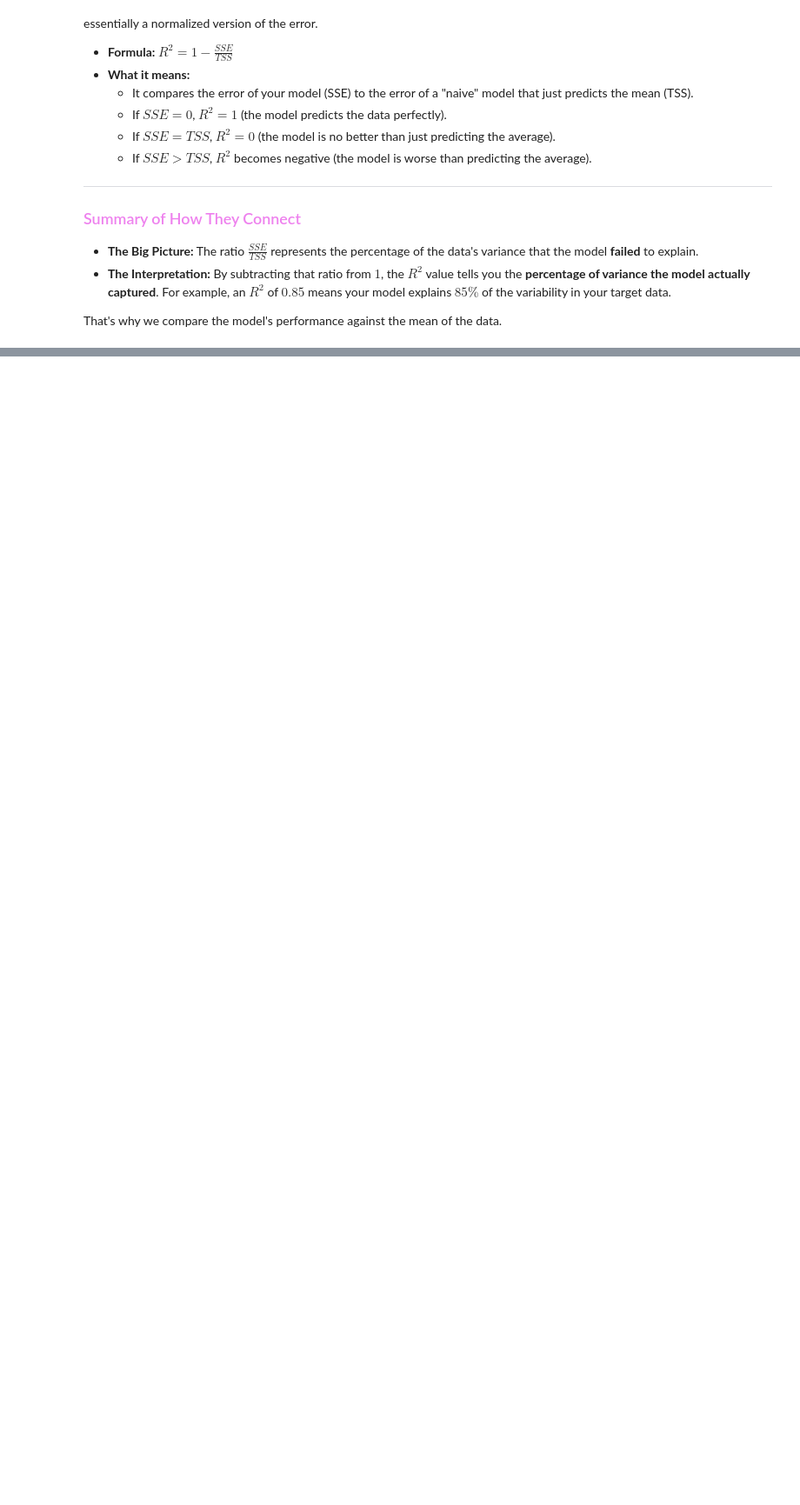
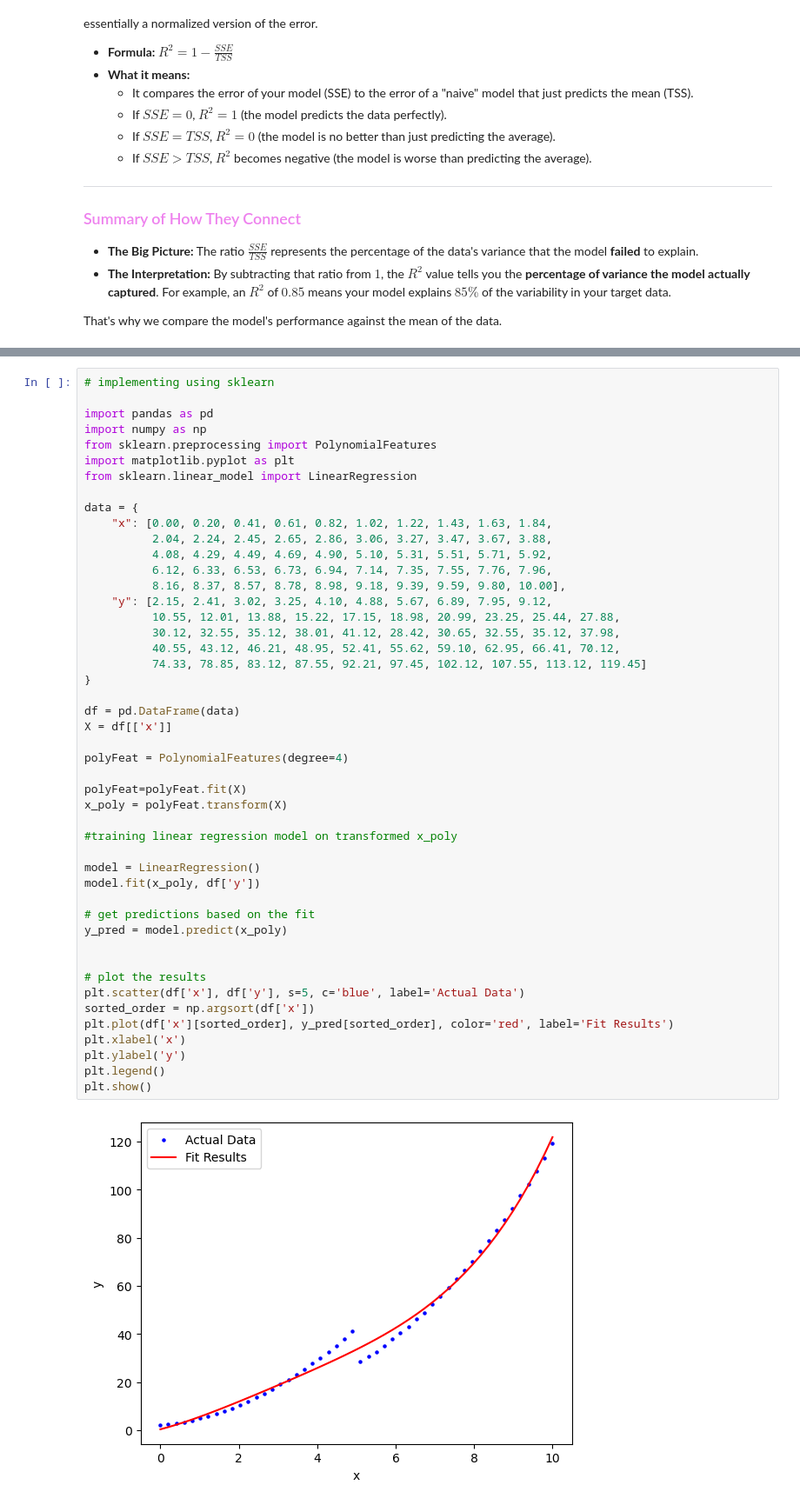
Before and after one commit to bdixit25/DataScience_Courses, a Jupyter notebook: Course_5_Machine_Learning/Module_1.ipynb, the cells around one changed output, grey strips where cells are left out. Shown at 87% size. Saved outputs shown, nothing was run; the diff lists cells and outputs as text; blank space fills up the shorter version.

Commit message:
Polynomial Regression with example

```diff
--- a/Course_5_Machine_Learning/Module_1.ipynb
+++ b/Course_5_Machine_Learning/Module_1.ipynb
@@ -501,0 +566,49 @@ That's why we compare the model's performance against the mean of the data.
+# %%
+# implementing using sklearn
+
+import pandas as pd
+import numpy as np
+from sklearn.preprocessing import PolynomialFeatures
+import matplotlib.pyplot as plt
+from sklearn.linear_model import LinearRegression
+
+data = {
+    "x": [0.00, 0.20, 0.41, 0.61, 0.82, 1.02, 1.22, 1.43, 1.63, 1.84,
+          2.04, 2.24, 2.45, 2.65, 2.86, 3.06, 3.27, 3.47, 3.67, 3.88,
+          4.08, 4.29, 4.49, 4.69, 4.90, 5.10, 5.31, 5.51, 5.71, 5.92,
+          6.12, 6.33, 6.53, 6.73, 6.94, 7.14, 7.35, 7.55, 7.76, 7.96,
+          8.16, 8.37, 8.57, 8.78, 8.98, 9.18, 9.39, 9.59, 9.80, 10.00],
+    "y": [2.15, 2.41, 3.02, 3.25, 4.10, 4.88, 5.67, 6.89, 7.95, 9.12,
+          10.55, 12.01, 13.88, 15.22, 17.15, 18.98, 20.99, 23.25, 25.44, 27.88,
+          30.12, 32.55, 35.12, 38.01, 41.12, 28.42, 30.65, 32.55, 35.12, 37.98,
+          40.55, 43.12, 46.21, 48.95, 52.41, 55.62, 59.10, 62.95, 66.41, 70.12,
+          74.33, 78.85, 83.12, 87.55, 92.21, 97.45, 102.12, 107.55, 113.12, 119.45]
+}
+
+df = pd.DataFrame(data)
+X = df[['x']]
+
+polyFeat = PolynomialFeatures(degree=4)
+
+polyFeat=polyFeat.fit(X)
+x_poly = polyFeat.transform(X)
+
+#training linear regression model on transformed x_poly
+
+model = LinearRegression()
+model.fit(x_poly, df['y'])
+
+# get predictions based on the fit
+y_pred = model.predict(x_poly)
+
+
+# plot the results
+plt.scatter(df['x'], df['y'], s=5, c='blue', label='Actual Data')
+sorted_order = np.argsort(df['x'])
+plt.plot(df['x'][sorted_order], y_pred[sorted_order], color='red', label='Fit Results')
+plt.xlabel('x')
+plt.ylabel('y')
+plt.legend()
+plt.show()
+# %% [output]
+[figure, added]
```
Also changed, not shown: parts of 2 cells of this notebook.
